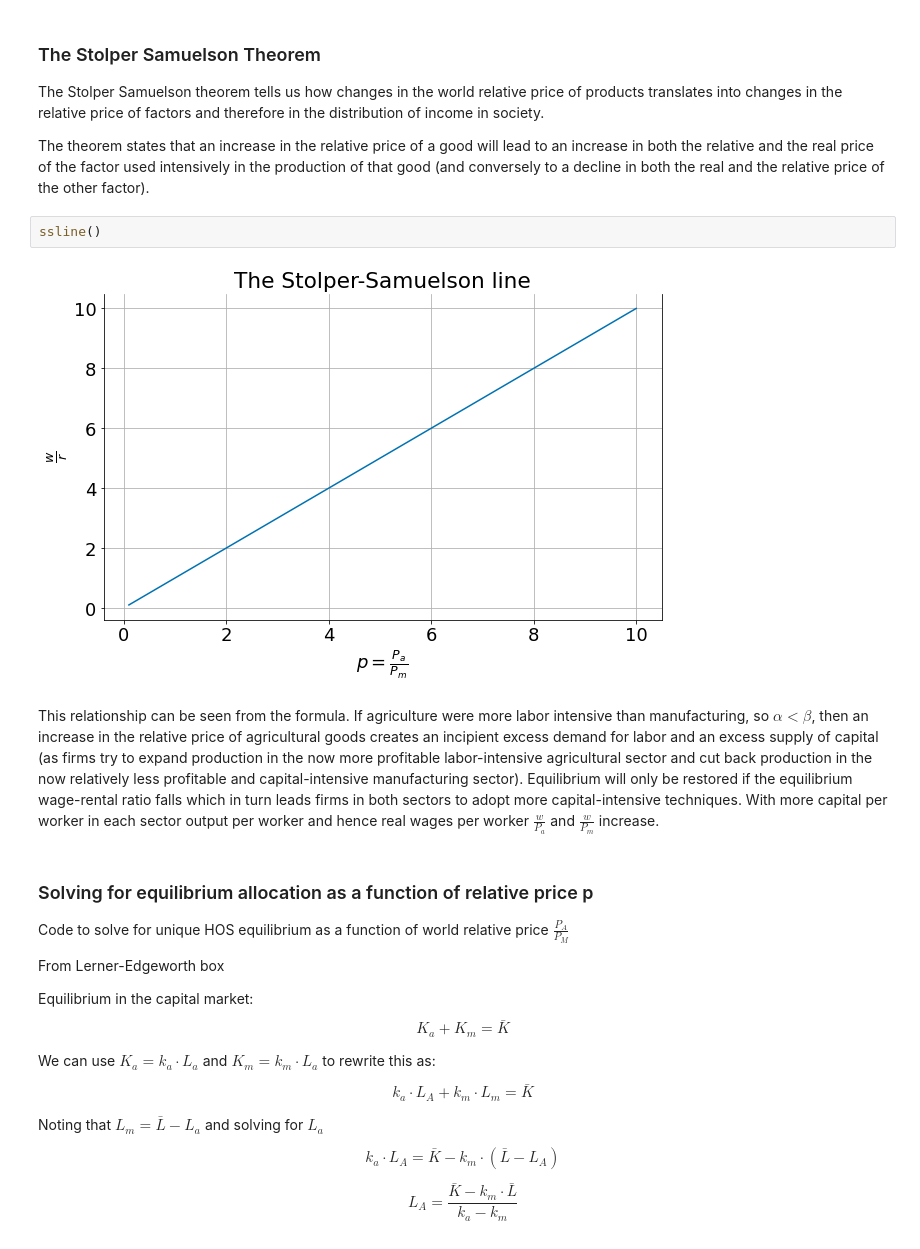
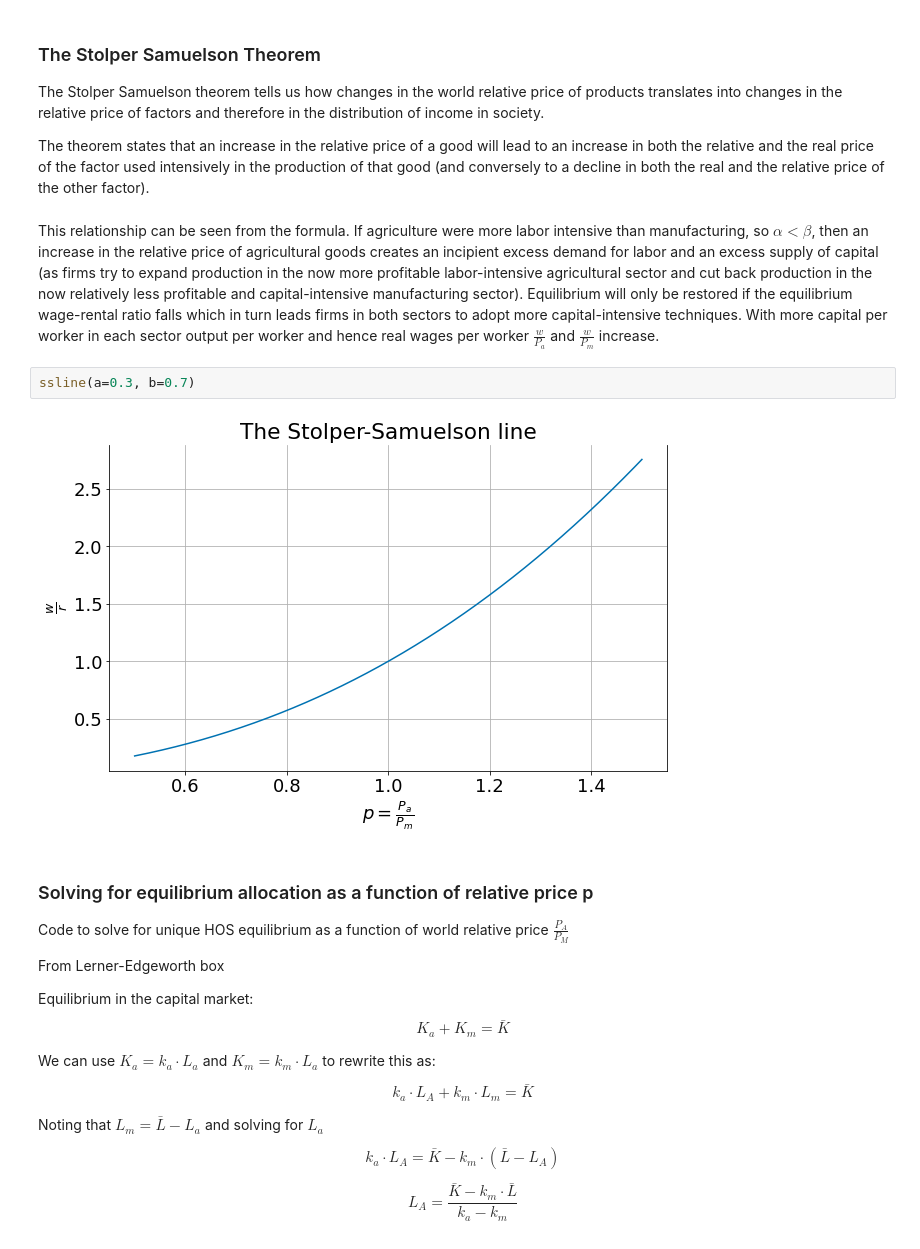
Before and after one commit to jhconning/Econ-Teach, a Jupyter notebook: notebooks/trade/HOS.ipynb, the cells around one changed output. Saved outputs shown, nothing was run; the diff lists cells and outputs as text.

```diff
--- a/notebooks/trade/HOS.ipynb
+++ b/notebooks/trade/HOS.ipynb
@@ -136,12 +152,12 @@ $$\frac{w}{r} = \frac{1}{\Gamma} \left [  \frac{P_A}{P_M}   \right ]^\frac{1}{\b
 The Stolper Samuelson theorem tells us how changes in the world relative price of products translates into changes in the relative price of factors and therefore in the distribution of income in society.
 
 The theorem states that an increase in the relative price of a good will lead to an increase in both the relative and the real price of the factor used intensively in the production of that good (and conversely to a decline in both the real and the relative price of the other factor).
-# %%
-ssline()
-# %% [output]
-[figure, removed]
 # %% [markdown]
 This relationship can be seen from the formula.  If agriculture were more labor intensive than manufacturing, so $\alpha < \beta$, then an increase in the relative price of agricultural goods creates an incipient excess demand for labor and an excess supply of capital (as firms try to expand production in the now more profitable labor-intensive agricultural sector and cut back production in the now relatively less profitable and capital-intensive manufacturing sector). Equilibrium will only be restored if the equilibrium wage-rental ratio falls which in turn leads firms in both sectors to adopt more capital-intensive techniques.  With more capital per worker in each sector output per worker and hence real wages per worker $\frac{w}{P_a}$ and $\frac{w}{P_m}$ increase.
+# %%
+ssline(a=0.3, b=0.7)
+# %% [output]
+[figure, added]
 # %% [markdown]
 ### Solving for equilibrium allocation as a function of relative price p
 Code to solve for unique HOS equilibrium as a function of world relative price $\frac{P_A}{P_M}$
```
Also changed, not shown: parts of 21 cells of this notebook, 3 other files.
